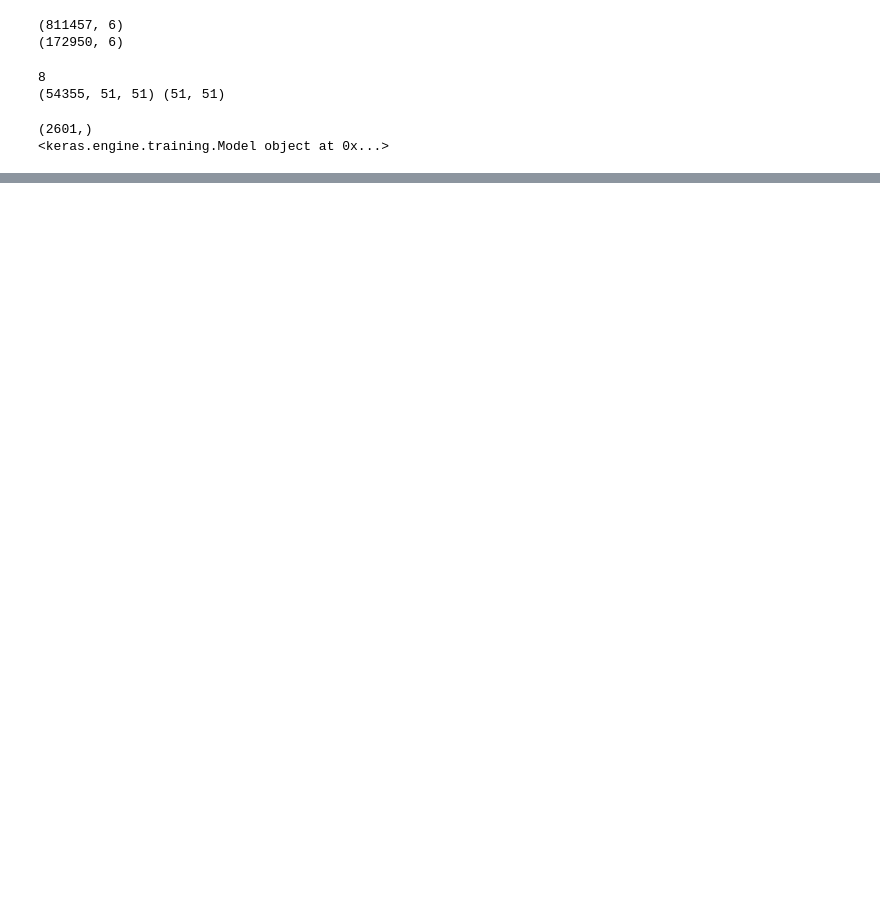
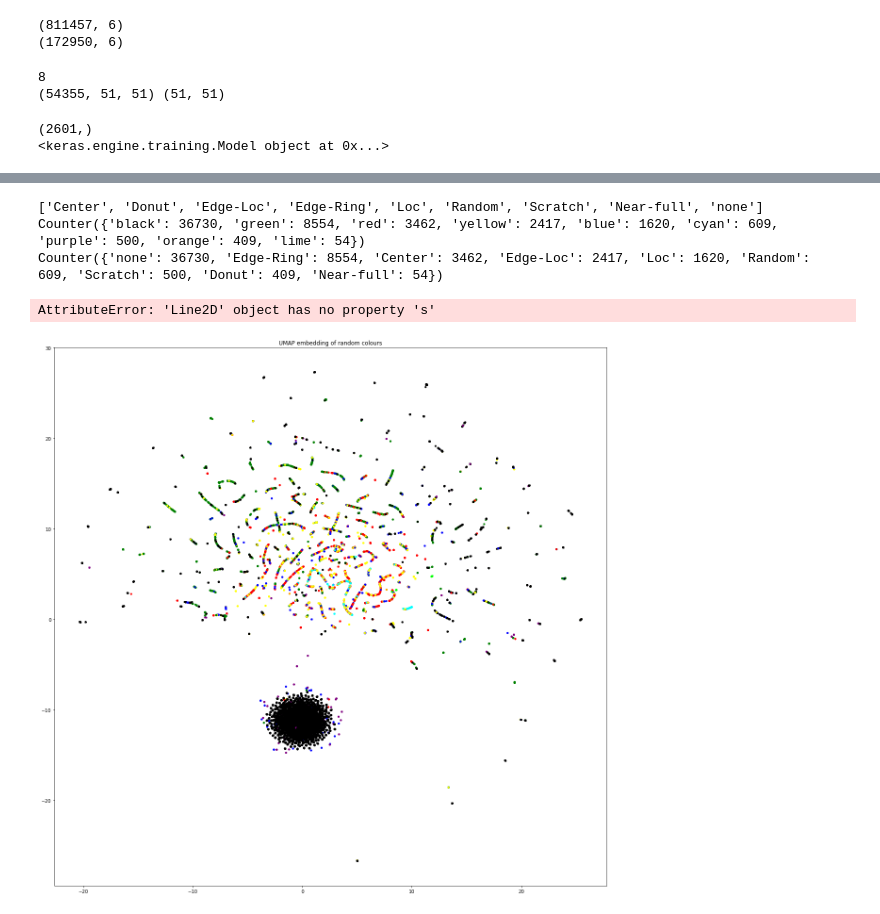
Before and after one commit to dmta9796/waferdatasetexperiments, a Jupyter notebook: autoencodertest.ipynb, the cells around one changed output, grey strips where cells are left out. Cells and saved outputs as stored; diff of their text form; code cells hidden in the pictures; blank space fills up the shorter version.

Commit message:
taking the autoencoder data to umap

```diff
--- a/autoencodertest.ipynb
+++ b/autoencodertest.ipynb
@@ -171,0 +182,13 @@ Epoch 4/50
+# %%
+reducedwaferdata = encoder.predict(flatnewwaferdata)
+
+print(reducedwaferdata,reducedwaferdata.shape)
+#print(umap)
+model = umap.UMAP(
+    n_neighbors=40,
+    min_dist=0.0,
+    n_components=2,
+    random_state=42
+)
+umapdata = model.fit_transform(reducedwaferdata, y = labelwaferdata)
+umapdata.astype("double")
@@ -171,0 +210,42 @@ Epoch 4/50
+# %%
+#Center, Donut, Edge-Loc, Edge-Ring, Loc, Random, Scratch, Near-full, none.
+import matplotlib.patches as mpatches
+
+classes = ["Center", "Donut", "Edge-Loc", "Edge-Ring", "Loc", "Random", "Scratch", "Near-full","none"]
+
+
+colormap = {
+    "Center"   : "red",
+    "Donut"    : "orange",
+    "Edge-Loc" : "yellow",
+    "Edge-Ring": "green",
+    "Loc"      : "blue",
+    "Random"   : "cyan",
+    "Scratch"  : "purple",
+    "Near-full": "lime",
+    "none"     : "black"
+}
+
+colors = subdata["failureType"].map(colormap)
+
+#classes = list(set(lb_make.inverse_transform(labelwaferdata)))
+print(classes)
+print(collections.Counter(colors))
+print(collections.Counter(subdata["failureType"]))
+
+
+plt.figure(figsize=(21, 21))
+scatter = plt.scatter(umapdata[:,0], umapdata[:,1], c=colors,s=10.1) #,label=str(classes))
+plt.title('UMAP embedding of random colours')
+
+
+markers = [plt.Line2D([0,0],[0,0],color=color, marker='o', linestyle='',s = 0.1) for color in colormap.values()]
+plt.legend(markers, colormap.keys(), numpoints=1)
+
+plt.show()
+# %% [output]
+['Center', 'Donut', 'Edge-Loc', 'Edge-Ring', 'Loc', 'Random', 'Scratch', 'Near-full', 'none']
+Counter({'black': 36730, 'green': 8554, 'red': 3462, 'yellow': 2417, 'blue': 1620, 'cyan': 609, 'purple': 500, 'orange': 409, 'lime': 54})
+Counter({'none': 36730, 'Edge-Ring': 8554, 'Center': 3462, 'Edge-Loc': 2417, 'Loc': 1620, 'Random': 609, 'Scratch': 500, 'Donut': 409, 'Near-full': 54})
+AttributeError: 'Line2D' object has no property 's'
+[figure, added]
```
Also changed, not shown: parts of 2 cells of this notebook.
